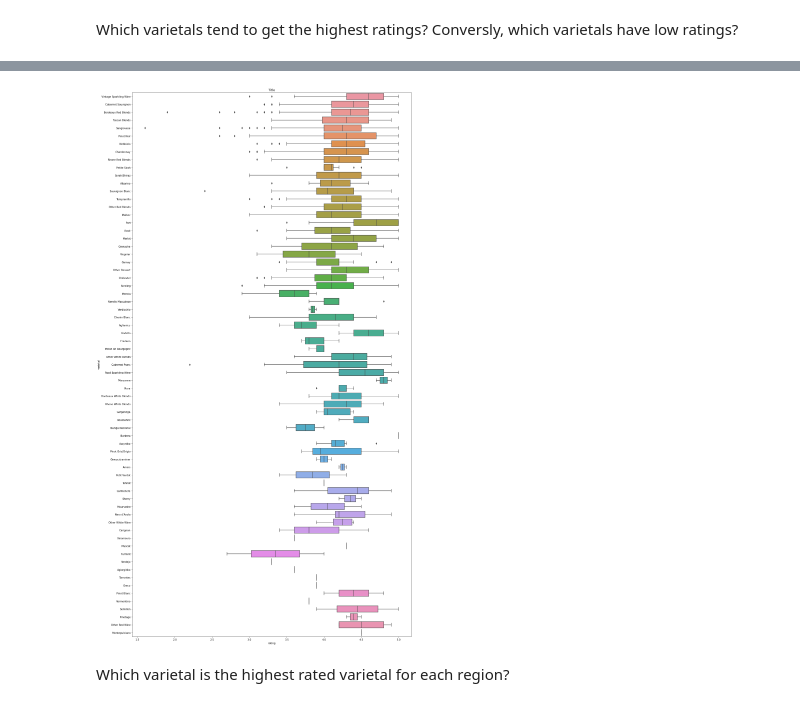
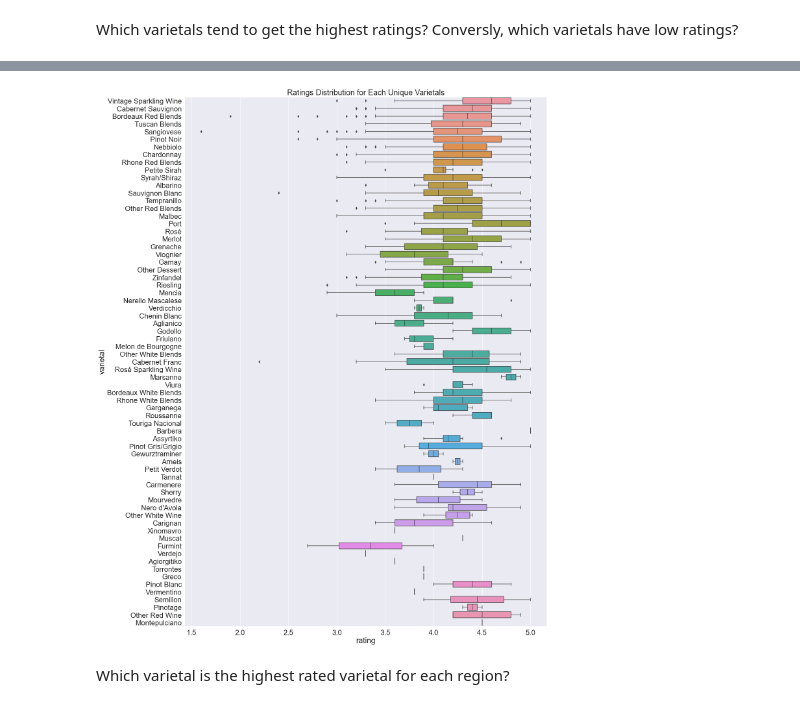
Before and after one commit to cbroomhead/webscraping_wine_project, a Jupyter notebook: wine_scraped_explore.ipynb, the cells around one changed output, grey strips where cells are left out. Saved outputs shown, nothing was run; the diff lists cells and outputs as text; code cells hidden in the pictures.

```diff
--- a/wine_scraped_explore.ipynb
+++ b/wine_scraped_explore.ipynb
@@ -189,11 +196,13 @@ var_rate
 # %%
 # Box Plot
-plt.figure(figsize = [20, 40])
-plt.title('Title');
+plt.figure(figsize = [20, 30])
+sb.set(font_scale=2)
+plt.title('Ratings Distribution for Each Unique Varietals');
 sb.set_palette('husl', 9)
 sb.boxplot(data=ratings, y='varietal', x='rating');
+plt.savefig('Ratings Distribution for Each Unique Varietals.png')
 # %% [output]
-[figure, old version]
+[figure, new version]
 # %% [markdown]
 Which varietal is the highest rated varietal for each region?
 # %%
```
Also changed, not shown: parts of 22 cells of this notebook, 27 other files.
